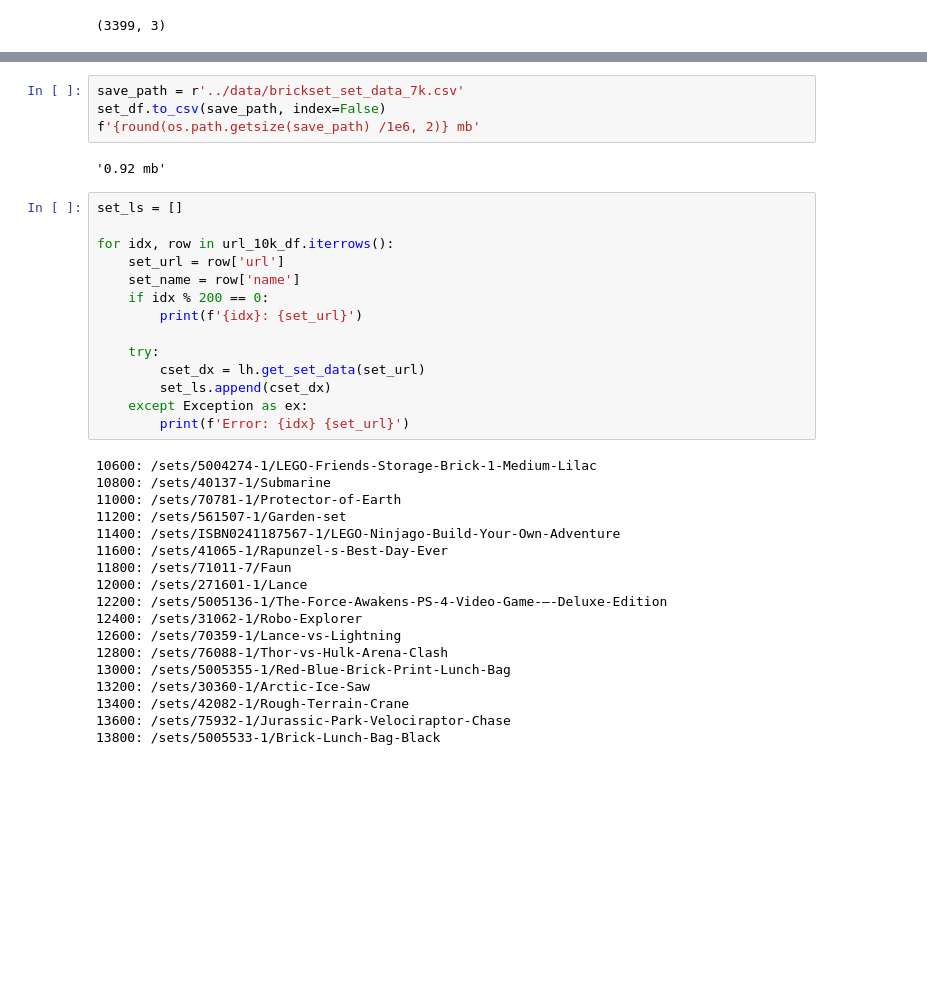
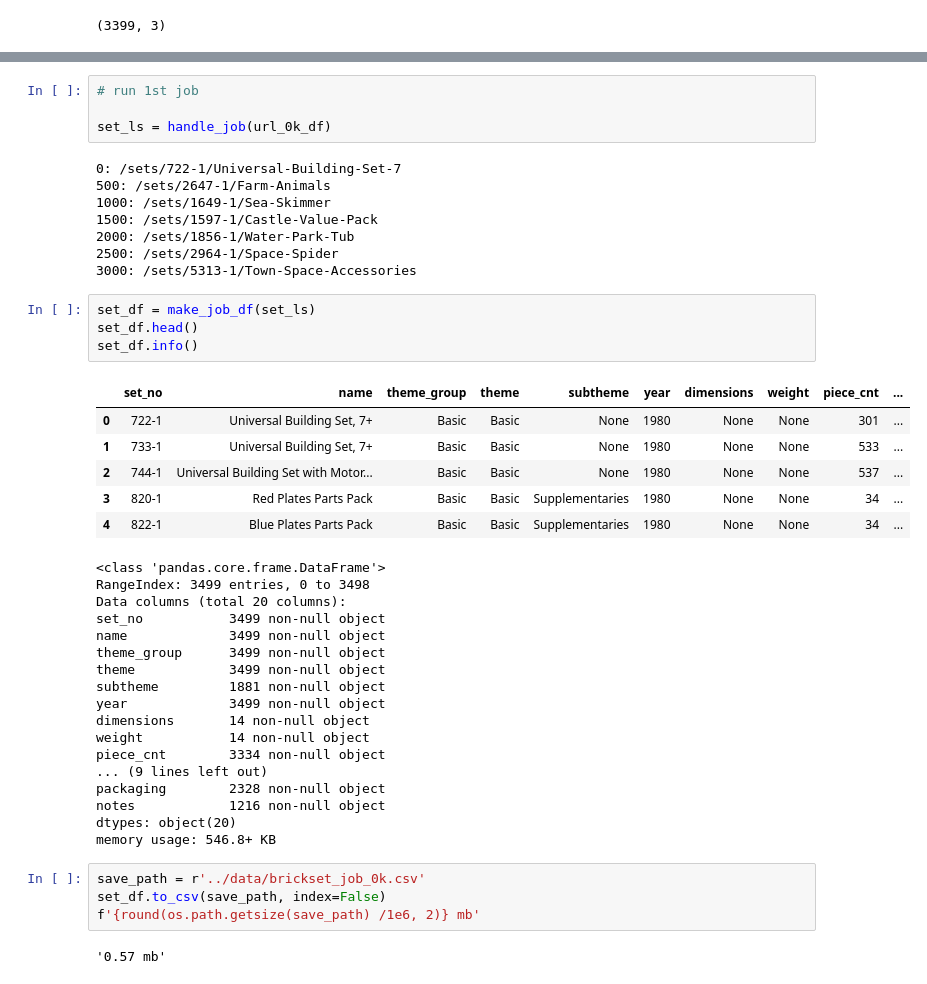
Before and after one commit to NathanVenos/Classifying_LEGO_Value_Retention, a Jupyter notebook: scrape/brickset_set_raw.ipynb, the cells around one changed output, grey strips where cells are left out. Saved outputs shown, nothing was run; the diff lists cells and outputs as text; blank space fills up the shorter version.

```diff
--- a/scrape/brickset_set_raw.ipynb
+++ b/scrape/brickset_set_raw.ipynb
@@ -212,38 +174,46 @@ memory usage: 518.3+ KB
+# %%
+# run 1st job
+
+set_ls = handle_job(url_0k_df)
+# %% [output]
+0: /sets/722-1/Universal-Building-Set-7
+500: /sets/2647-1/Farm-Animals
+1000: /sets/1649-1/Sea-Skimmer
+1500: /sets/1597-1/Castle-Value-Pack
+2000: /sets/1856-1/Water-Park-Tub
+2500: /sets/2964-1/Space-Spider
+3000: /sets/5313-1/Town-Space-Accessories
+# %%
+set_df = make_job_df(set_ls)
+set_df.head()
+set_df.info()
+# %% [output]
+|  | set_no | name | theme_group | theme | subtheme | year | dimensions | weight | piece_cnt | ... |
+| 0 | 722-1 | Universal Building Set, 7+ | Basic | Basic | None | 1980 | None | None | 301 | ... |
+| 1 | 733-1 | Universal Building Set, 7+ | Basic | Basic | None | 1980 | None | None | 533 | ... |
+| 2 | 744-1 | Universal Building Set with Motor... | Basic | Basic | None | 1980 | None | None | 537 | ... |
+| 3 | 820-1 | Red Plates Parts Pack | Basic | Basic | Supplementaries | 1980 | None | None | 34 | ... |
+| 4 | 822-1 | Blue Plates Parts Pack | Basic | Basic | Supplementaries | 1980 | None | None | 34 | ... |
+<class 'pandas.core.frame.DataFrame'>
+RangeIndex: 3499 entries, 0 to 3498
+Data columns (total 20 columns):
+set_no           3499 non-null object
+name             3499 non-null object
+theme_group      3499 non-null object
+theme            3499 non-null object
+subtheme         1881 non-null object
+year             3499 non-null object
+dimensions       14 non-null object
+weight           14 non-null object
+piece_cnt        3334 non-null object
+... (9 lines left out)
+packaging        2328 non-null object
+notes            1216 non-null object
+dtypes: object(20)
+memory usage: 546.8+ KB
 # %%
-save_path = r'../data/brickset_set_data_7k.csv'
+save_path = r'../data/brickset_job_0k.csv'
 set_df.to_csv(save_path, index=False)
 f'{round(os.path.getsize(save_path) /1e6, 2)} mb'
 # %% [output]
-'0.92 mb'
+'0.57 mb'
-# %%
-set_ls = []
-
-for idx, row in url_10k_df.iterrows():
-    set_url = row['url']
-    set_name = row['name']
-    if idx % 200 == 0:
-        print(f'{idx}: {set_url}')
-
-    try:
-        cset_dx = lh.get_set_data(set_url)
-        set_ls.append(cset_dx)
-    except Exception as ex:
-        print(f'Error: {idx} {set_url}')
-# %% [output]
-10600: /sets/5004274-1/LEGO-Friends-Storage-Brick-1-Medium-Lilac
-10800: /sets/40137-1/Submarine
-11000: /sets/70781-1/Protector-of-Earth
-11200: /sets/561507-1/Garden-set
-11400: /sets/ISBN0241187567-1/LEGO-Ninjago-Build-Your-Own-Adventure
-11600: /sets/41065-1/Rapunzel-s-Best-Day-Ever
-11800: /sets/71011-7/Faun
-12000: /sets/271601-1/Lance
-12200: /sets/5005136-1/The-Force-Awakens-PS-4-Video-Game-–-Deluxe-Edition
-12400: /sets/31062-1/Robo-Explorer
-12600: /sets/70359-1/Lance-vs-Lightning
-12800: /sets/76088-1/Thor-vs-Hulk-Arena-Clash
-13000: /sets/5005355-1/Red-Blue-Brick-Print-Lunch-Bag
-13200: /sets/30360-1/Arctic-Ice-Saw
-13400: /sets/42082-1/Rough-Terrain-Crane
-13600: /sets/75932-1/Jurassic-Park-Velociraptor-Chase
-13800: /sets/5005533-1/Brick-Lunch-Bag-Black
```
Also changed, not shown: parts of 15 cells of this notebook, 14 other files.
